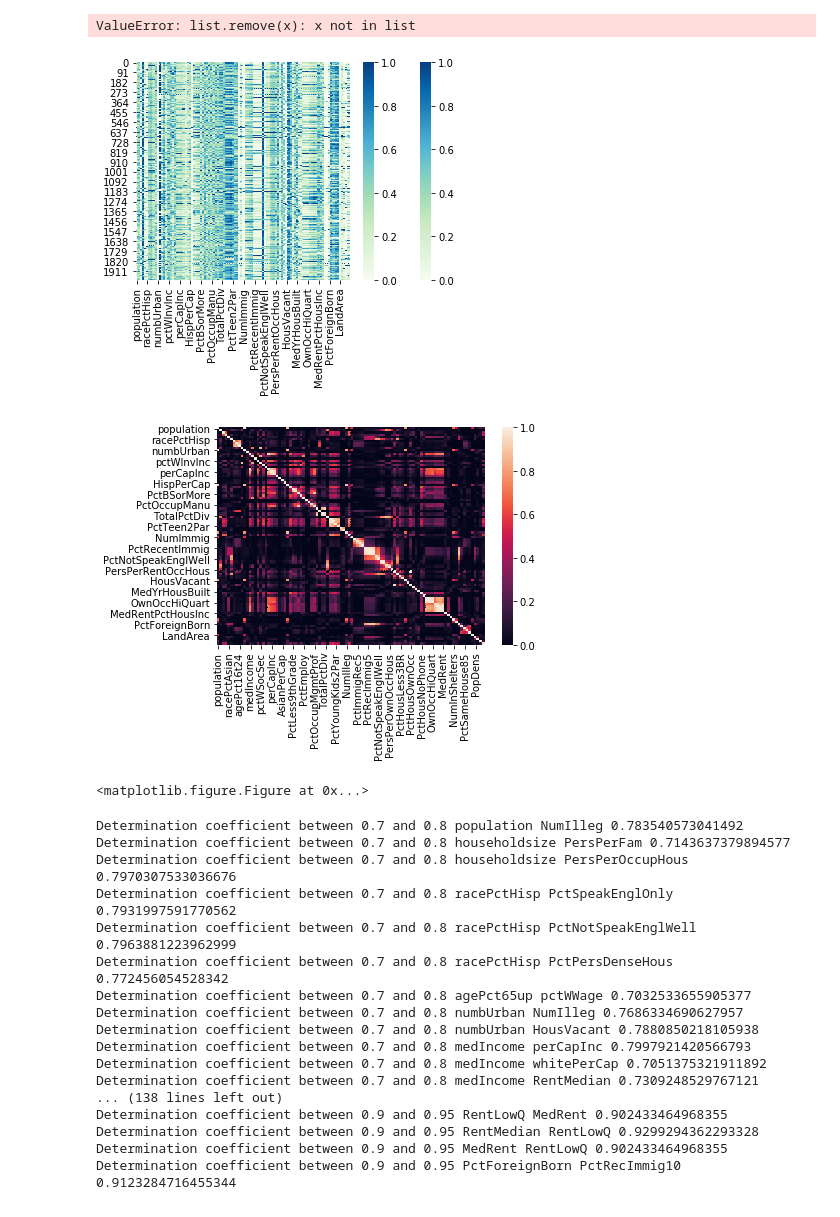
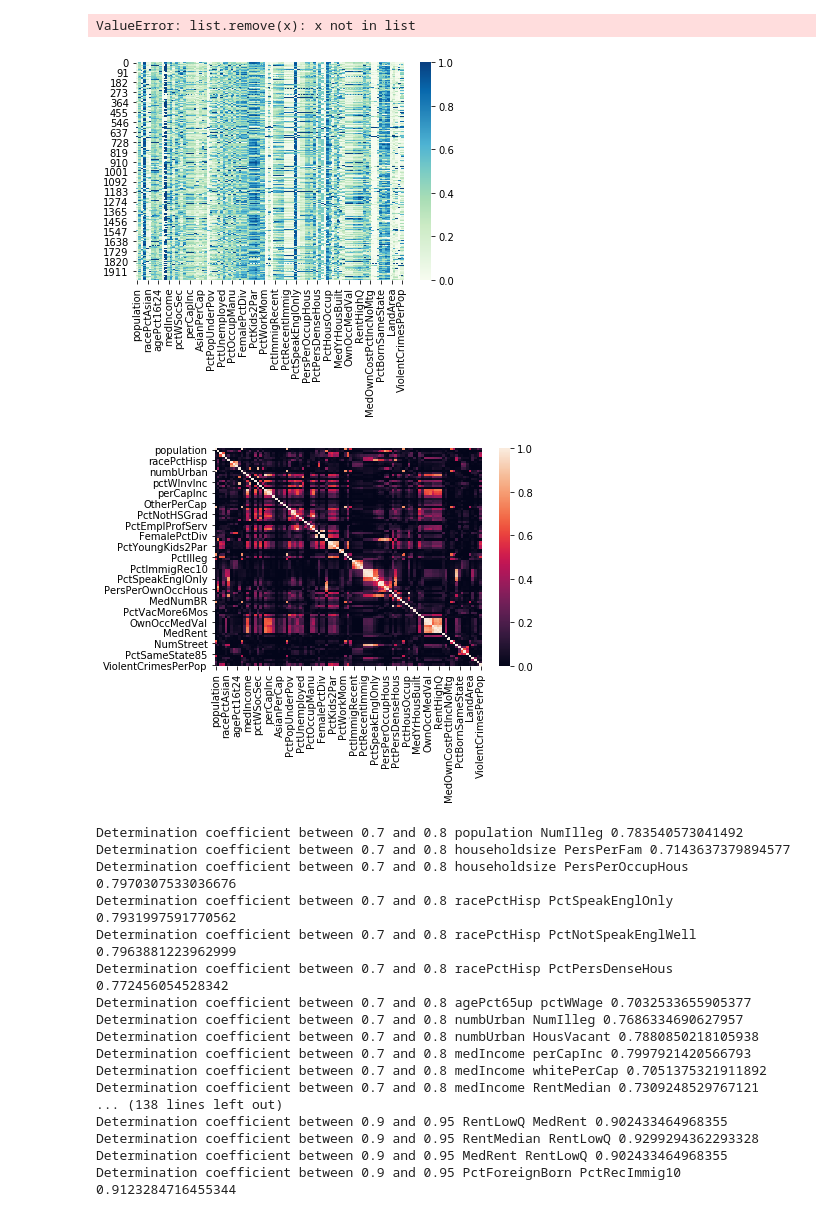
Before and after one commit to LpineA/data_analysis_project_communities, a Jupyter notebook: Multivariate_data.ipynb, the cells around one changed output. Saved outputs shown, nothing was run; the diff lists cells and outputs as text; code cells hidden in the pictures.

```diff
--- a/Multivariate_data.ipynb
+++ b/Multivariate_data.ipynb
@@ -75,61 +75,59 @@ ValueError: list.remove(x): x not in list
 #df_clean = df_clean.drop(columns = 'state')
 #df_clean = df_clean.drop(columns = 'communityname')
 
-df_clean = df_clean.astype(float)
+data_clean = data_clean.astype(float)
 
 #Simple heatmap
-sns.heatmap(df_clean, cmap = 'GnBu')
+sns.heatmap(data_clean, cmap = 'GnBu')
 plt.show()
 
 #Correlation heatmap
-sns.heatmap(df_clean.astype(float).corr()**2)
-fig = plt.figure(figsize = (16,12))
+sns.heatmap(data_clean.astype(float).corr()**2)
 plt.show()
 
 
 df_clean_correlation = data_clean.astype(float).corr()**2
 columns_df_clean = df_clean_correlation.columns
 determination_coefficient_first = ''
 determination_coefficient_second = ''
 determination_coefficient_third = ''
 
 
 for i in range (0, len(columns_df_clean)):
     for j in range(0, len(df_clean_correlation)):
         if (df_clean_correlation[columns_df_clean[i]][j] > 0.7) & (df_clean_correlation[columns_df_clean[i]][j] <= 0.8):
             determination_coefficient_first+=('Determination coefficient between 0.7 and 0.8 '+str(columns_df_clean[i])+' '+str(columns_df_clean[j])+ ' '+str(df_clean_correlation[columns_df_clean[i]][j])+ '\n')
 
         elif (df_clean_correlation[columns_df_clean[i]][j] > 0.8) & (df_clean_correlation[columns_df_clean[i]][j] <= 0.9):
             determination_coefficient_second+=('Determination coefficient between 0.8 and 0.9 '+str(columns_df_clean[i])+' '+str(columns_df_clean[j])+' '+str(df_clean_correlation[columns_df_clean[i]][j])+'\n')
 
         elif (df_clean_correlation[columns_df_clean[i]][j] > 0.9) & (df_clean_correlation[columns_df_clean[i]][j] <= 0.95):
             determination_coefficient_third+=('Determination coefficient between 0.9 and 0.95 '+str(columns_df_clean[i])+' '+str(columns_df_clean[j])+' '+str(df_clean_correlation[columns_df_clean[i]][j])+'\n')
 
 #print(determination_coefficient_first)
 #print(determination_coefficient_second)
 #print(determination_coefficient_third)
 
 edouard_text = determination_coefficient_first+determination_coefficient_second+determination_coefficient_third
 print(edouard_text)
 # %% [output]
-[figure, old version]
+[figure, new version]
-[figure, old version]
+[figure, new version]
-<matplotlib.figure.Figure at 0x...>
+Determination coefficient between 0.7 and 0.8 population NumIlleg 0.783540573041492
+Determination coefficient between 0.7 and 0.8 householdsize PersPerFam 0.7143637379894577
+Determination coefficient between 0.7 and 0.8 householdsize PersPerOccupHous 0.7970307533036676
+Determination coefficient between 0.7 and 0.8 racePctHisp PctSpeakEnglOnly 0.7931997591770562
+Determination coefficient between 0.7 and 0.8 racePctHisp PctNotSpeakEnglWell 0.7963881223962999
+Determination coefficient between 0.7 and 0.8 racePctHisp PctPersDenseHous 0.772456054528342
+Determination coefficient between 0.7 and 0.8 agePct65up pctWWage 0.7032533655905377
+Determination coefficient between 0.7 and 0.8 numbUrban NumIlleg 0.7686334690627957
+Determination coefficient between 0.7 and 0.8 numbUrban HousVacant 0.7880850218105938
+Determination coefficient between 0.7 and 0.8 medIncome perCapInc 0.7997921420566793
+Determination coefficient between 0.7 and 0.8 medIncome whitePerCap 0.7051375321911892
+Determination coefficient between 0.7 and 0.8 medIncome RentMedian 0.7309248529767121
+... (138 lines left out)
+Determination coefficient between 0.9 and 0.95 RentLowQ MedRent 0.902433464968355
+Determination coefficient between 0.9 and 0.95 RentMedian RentLowQ 0.9299294362293328
+Determination coefficient between 0.9 and 0.95 MedRent RentLowQ 0.902433464968355
+Determination coefficient between 0.9 and 0.95 PctForeignBorn PctRecImmig10 0.9123284716455344
-Determination coefficient between 0.7 and 0.8 population NumIlleg 0.783540573041492
-Determination coefficient between 0.7 and 0.8 householdsize PersPerFam 0.7143637379894577
-Determination coefficient between 0.7 and 0.8 householdsize PersPerOccupHous 0.7970307533036676
-Determination coefficient between 0.7 and 0.8 racePctHisp PctSpeakEnglOnly 0.7931997591770562
-Determination coefficient between 0.7 and 0.8 racePctHisp PctNotSpeakEnglWell 0.7963881223962999
-Determination coefficient between 0.7 and 0.8 racePctHisp PctPersDenseHous 0.772456054528342
-Determination coefficient between 0.7 and 0.8 agePct65up pctWWage 0.7032533655905377
-Determination coefficient between 0.7 and 0.8 numbUrban NumIlleg 0.7686334690627957
-Determination coefficient between 0.7 and 0.8 numbUrban HousVacant 0.7880850218105938
-Determination coefficient between 0.7 and 0.8 medIncome perCapInc 0.7997921420566793
-Determination coefficient between 0.7 and 0.8 medIncome whitePerCap 0.7051375321911892
-Determination coefficient between 0.7 and 0.8 medIncome RentMedian 0.7309248529767121
-... (138 lines left out)
-Determination coefficient between 0.9 and 0.95 RentLowQ MedRent 0.902433464968355
-Determination coefficient between 0.9 and 0.95 RentMedian RentLowQ 0.9299294362293328
-Determination coefficient between 0.9 and 0.95 MedRent RentLowQ 0.902433464968355
-Determination coefficient between 0.9 and 0.95 PctForeignBorn PctRecImmig10 0.9123284716455344
 # %%
```
Also changed, not shown: parts of 10 cells of this notebook, 2 other files.
